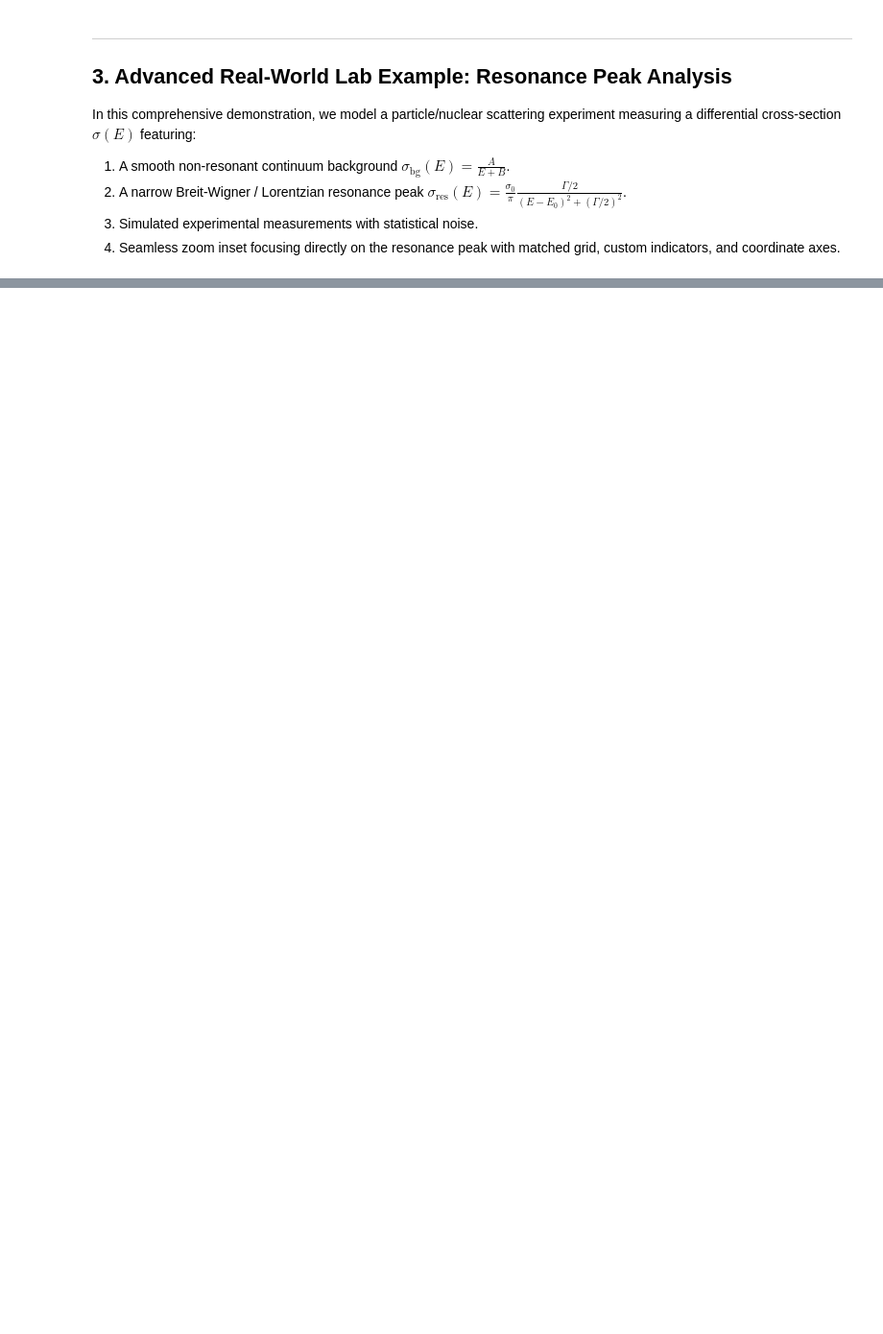
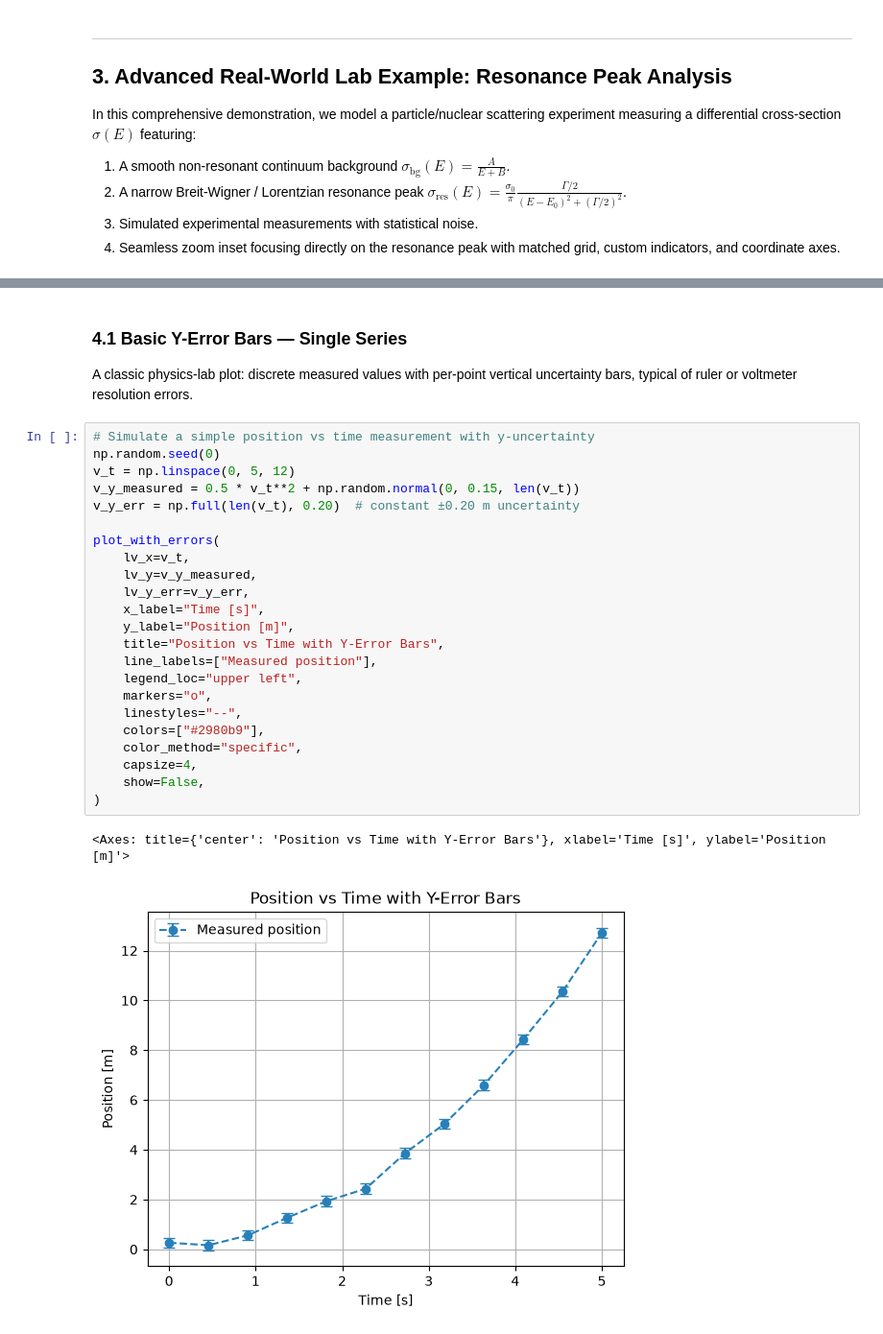
Before and after one commit to Defratino/lab-math-tools, a Jupyter notebook: notebooks/graphing_demo.ipynb, the cells around one changed output, grey strips where cells are left out. Shown at 96% size. Drawn from its saved outputs; the diff is of its cells as text; blank space fills up the shorter version.

```diff
--- a/notebooks/graphing_demo.ipynb
+++ b/notebooks/graphing_demo.ipynb
@@ -375,0 +395,29 @@ add_zoom_inset(
+# %% [markdown]
+### 4.1 Basic Y-Error Bars — Single Series
+A classic physics-lab plot: discrete measured values with per-point vertical uncertainty bars, typical of ruler or voltmeter resolution errors.
+# %%
+# Simulate a simple position vs time measurement with y-uncertainty
+np.random.seed(0)
+v_t = np.linspace(0, 5, 12)
+v_y_measured = 0.5 * v_t**2 + np.random.normal(0, 0.15, len(v_t))
+v_y_err = np.full(len(v_t), 0.20)  # constant ±0.20 m uncertainty
+
+plot_with_errors(
+    lv_x=v_t,
+    lv_y=v_y_measured,
+    lv_y_err=v_y_err,
+    x_label="Time [s]",
+    y_label="Position [m]",
+    title="Position vs Time with Y-Error Bars",
+    line_labels=["Measured position"],
+    legend_loc="upper left",
+    markers="o",
+    linestyles="--",
+    colors=["#2980b9"],
+    color_method="specific",
+    capsize=4,
+    show=False,
+)
+# %% [output]
+<Axes: title={'center': 'Position vs Time with Y-Error Bars'}, xlabel='Time [s]', ylabel='Position [m]'>
+[figure, added]
```
Also changed, not shown: parts of 17 cells of this notebook.
